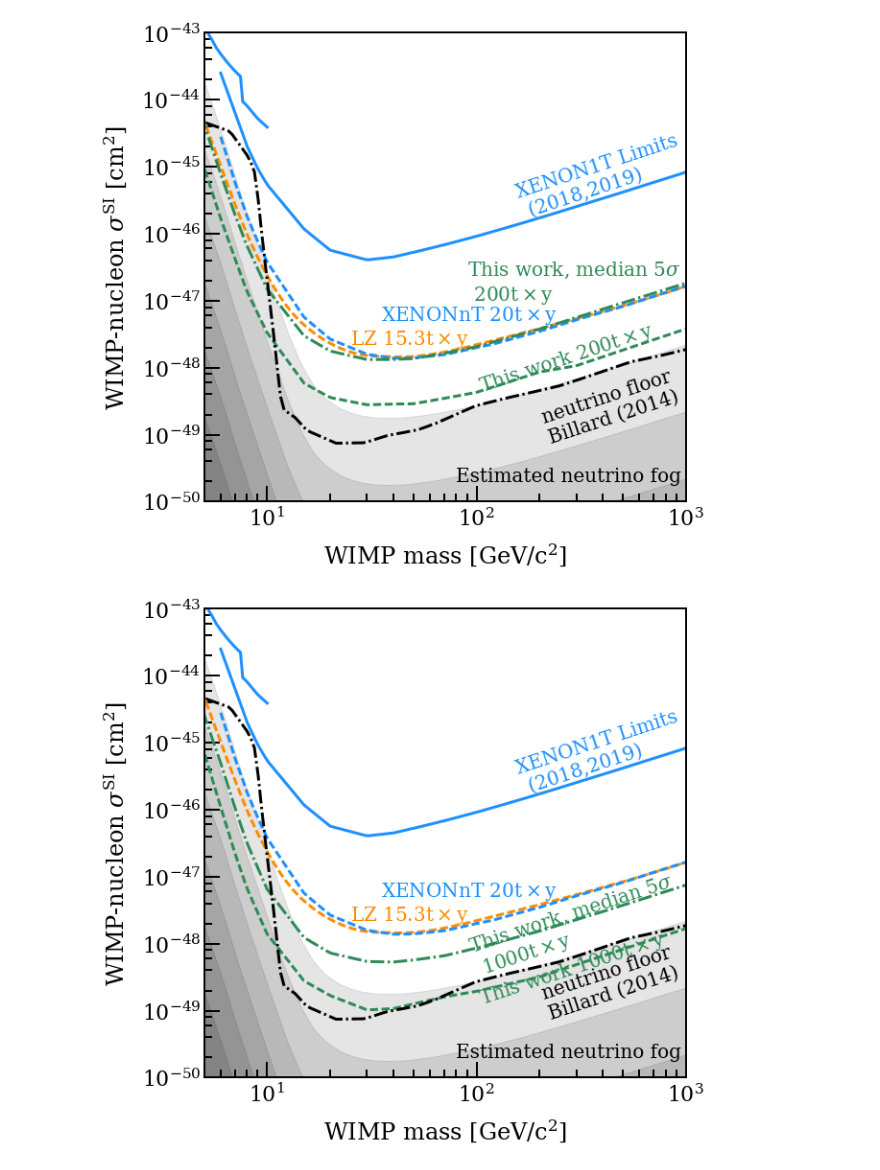
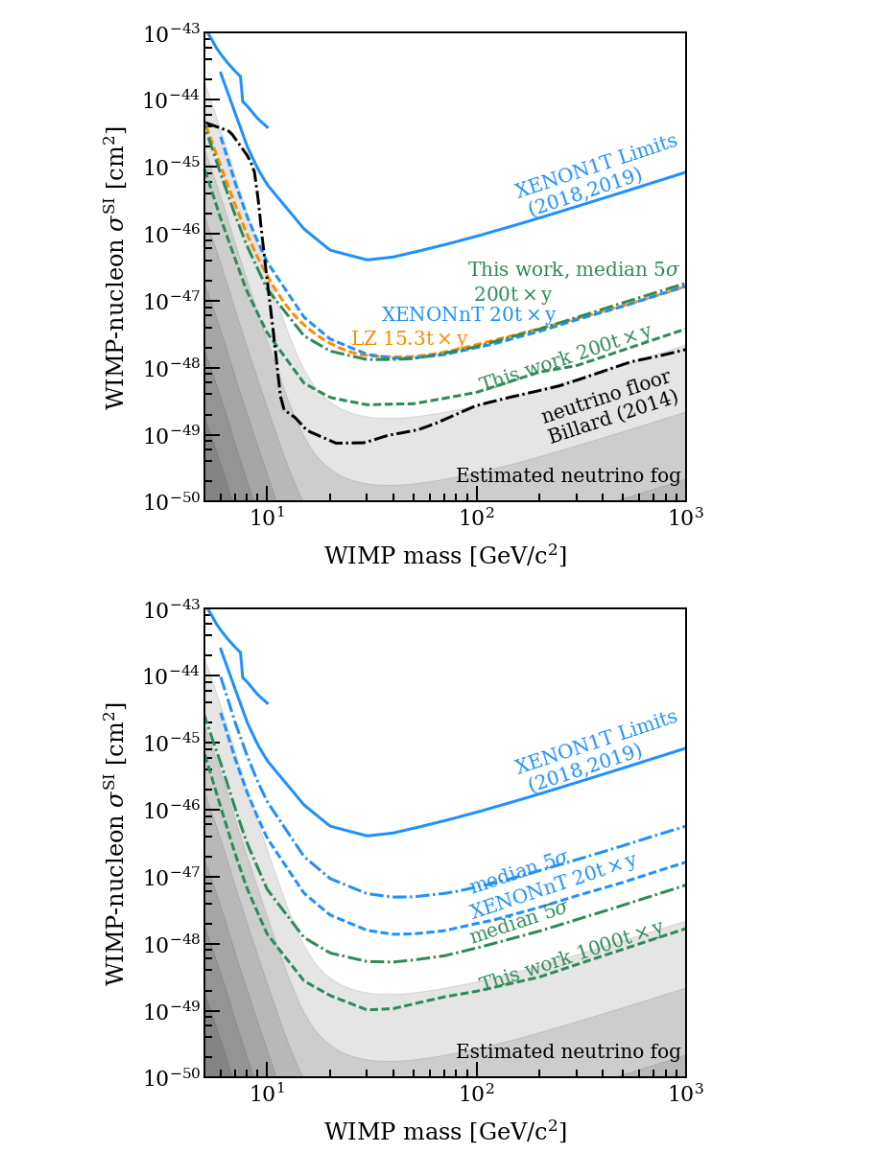
Before and after one commit to kdund/simple_darwin_sensiplot, a Jupyter notebook: Plot_simple_sensitivities.ipynb, the cells around one changed output. Drawn from its saved outputs; the diff is of its cells as text; code cells hidden in the pictures.

```diff
--- a/Plot_simple_sensitivities.ipynb
+++ b/Plot_simple_sensitivities.ipynb
@@ -178,6 +178,7 @@ ntproj = f["ntproj"]
 nt_masses = ntproj[0]
 nt_sensi = ntproj[1]["ulmed"]
 nt_si_curve = curve(nt_masses, nt_sensi*1e-45)
+nt_si_5power_curve = curve(nt_masses, ntproj[1]["power5s"])
 # %%
 f = np.load("resources/medpower_results.npz")["medpower_dict"].item()
 medpower_darwin_curves = dict()
@@ -504,43 +505,45 @@ plt.show()
 # %%
 plt.clf()
 xlim = [5,1000]
 ylim = [1e-50,1e-43]
 tangle = get_limitangle(xlim, ylim)
 xe1t_si_limit.plot(linestyle="-",color=xecolor)
 xe1t_sis2_limit.plot(np.linspace(1,10,100),linestyle="-",color=xecolor)
 
-lz_si_curve.plot(linestyle="--",color=lzcolor)
+#lz_si_curve.plot(linestyle="--",color=lzcolor)
 nt_si_curve.plot(linestyle="--",color=xecolor)
+nt_si_5power_curve.plot(linestyle="-.",color=xecolor)
 
 darwin_curves["SI",1000].plot(linestyle="--" ,color=darwincolor)
 #darwin_curves["SI",100].plot_band(idown=1,iup=3)
 medpower_darwin_curves[1000,5].plot(linestyle="-.",color=darwincolor)
 
 #simple_nu_floors["SI"].plot_band(idown=0,iup=1,color="k",alpha=0.1)
-billard_curve.plot(linestyle="-.",color="k",alpha=1)
+#billard_curve.plot(linestyle="-.",color="k",alpha=1)
 simple_nu_floors["SI"].plot_nufog(color="k",alpha=0.1)
 
 plt.text(150,1e-45,"XENON1T Limits\n (2018,2019)",size=20,color=xecolor,rotation=tangle)
-plt.text(25,0.22e-47,"LZ $15.3\\mathrm{t}\\times\\mathrm{y}$",size=20,color=lzcolor,rotation=0.)
-plt.text(35,0.5e-47,"XENONnT $20\\mathrm{t}\\times\\mathrm{y}$",size=20,color=xecolor,rotation=0.)
-plt.text(90,0.3e-47,"This work, median $5\\sigma$\n $1000\\mathrm{t}\\times\\mathrm{y}$",size=20,color=darwincolor,rotation=tangle)
-plt.text(100,1e-48,"This work $1000\\mathrm{t}\\times\\mathrm{y}$",size=20,color=darwincolor,rotation=tangle)
-plt.text(200,0.3e-48,"neutrino floor\nBillard (2014)",size=20,color="k",rotation=tangle)
+#plt.text(25,0.22e-47,"LZ $15.3\\mathrm{t}\\times\\mathrm{y}$",size=20,color=lzcolor,rotation=0.)
+plt.text(90,1.5e-47,"XENONnT $20\\mathrm{t}\\times\\mathrm{y}$",size=20,color=xecolor,rotation=tangle)
+plt.text(90,0.3e-47,"median $5\\sigma$",size=20,color=darwincolor,rotation=tangle)
+plt.text(90,1.7e-47,"median $5\\sigma$",size=20,color=xecolor,rotation=tangle)
+plt.text(100,1.5e-48,"This work $1000\\mathrm{t}\\times\\mathrm{y}$",size=20,color=darwincolor,rotation=tangle)
+#plt.text(200,0.3e-48,"neutrino floor\nBillard (2014)",size=20,color="k",rotation=tangle)
 plt.text(80,0.02e-48,"Estimated neutrino fog",size=20,color="k",rotation=0)
 #plt.text(100,1e-46,"XENON1T Limits\n (2018,2019)",size=20,color=xecolor,rotation=tangle)
 
 plt.xlim(xlim)
 plt.ylim(ylim)
 plt.yscale("log")
 plt.xscale("log")
 plt.xlabel("WIMP mass [$\mathrm{GeV/c^2}$]")
 #plt.ylabel("WIMP-nucleon $\sigma$ [$\mathrm{cm^2}$]")
 plt.ylabel("WIMP-nucleon $\sigma^\\mathrm{SI}$ [$\mathrm{cm^2}$]")
-plt.savefig("fig_simplified_projection_si_1000ty.png")
-plt.savefig("fig_simplified_projection_si_1000ty.pdf")
+plt.savefig("fig_simplified_powerprojection_si_1000ty.png")
+plt.savefig("fig_simplified_powerprojection_si_1000ty.pdf")
 plt.show()
 # %% [output]
-[figure, old version]
+[figure, new version]
 # %%
  #
  #
```
Also changed, not shown: 1 other file.
